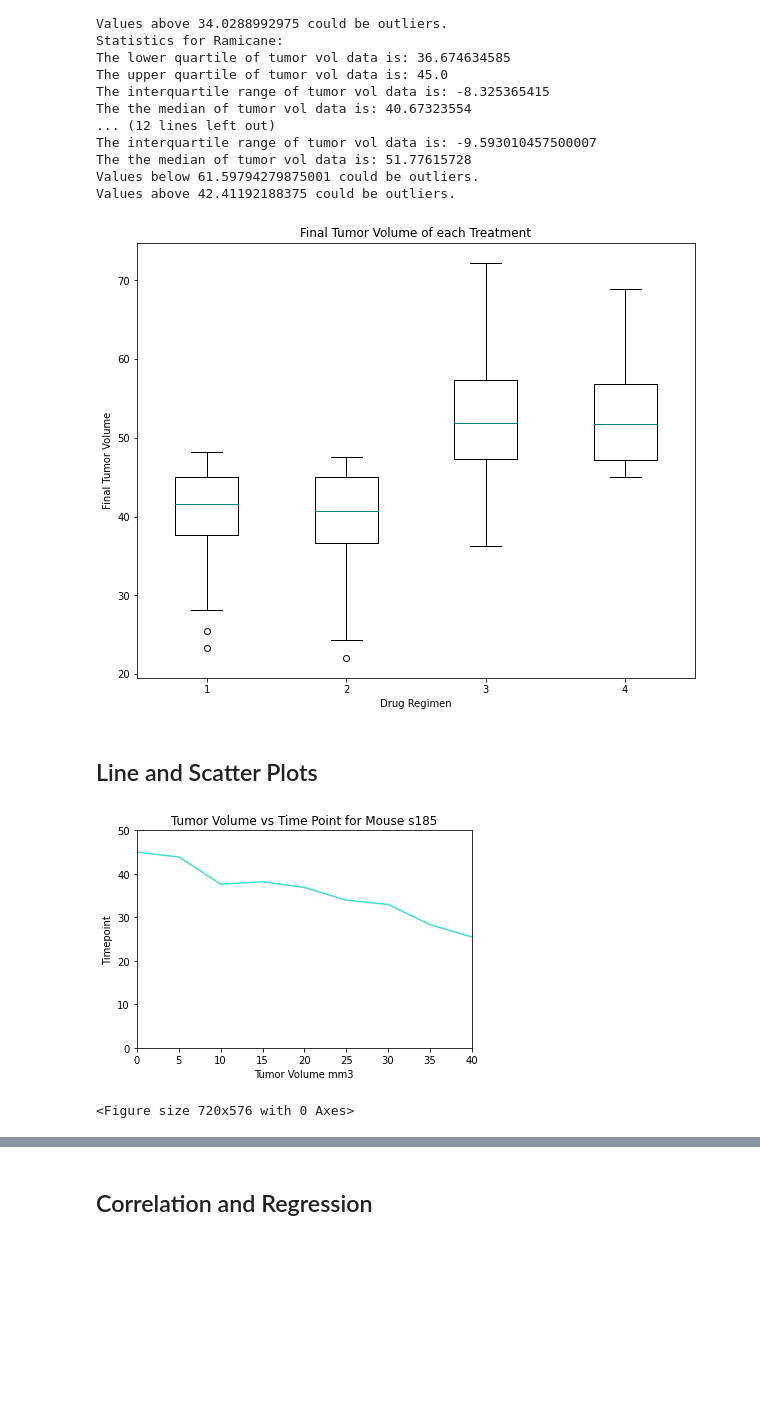
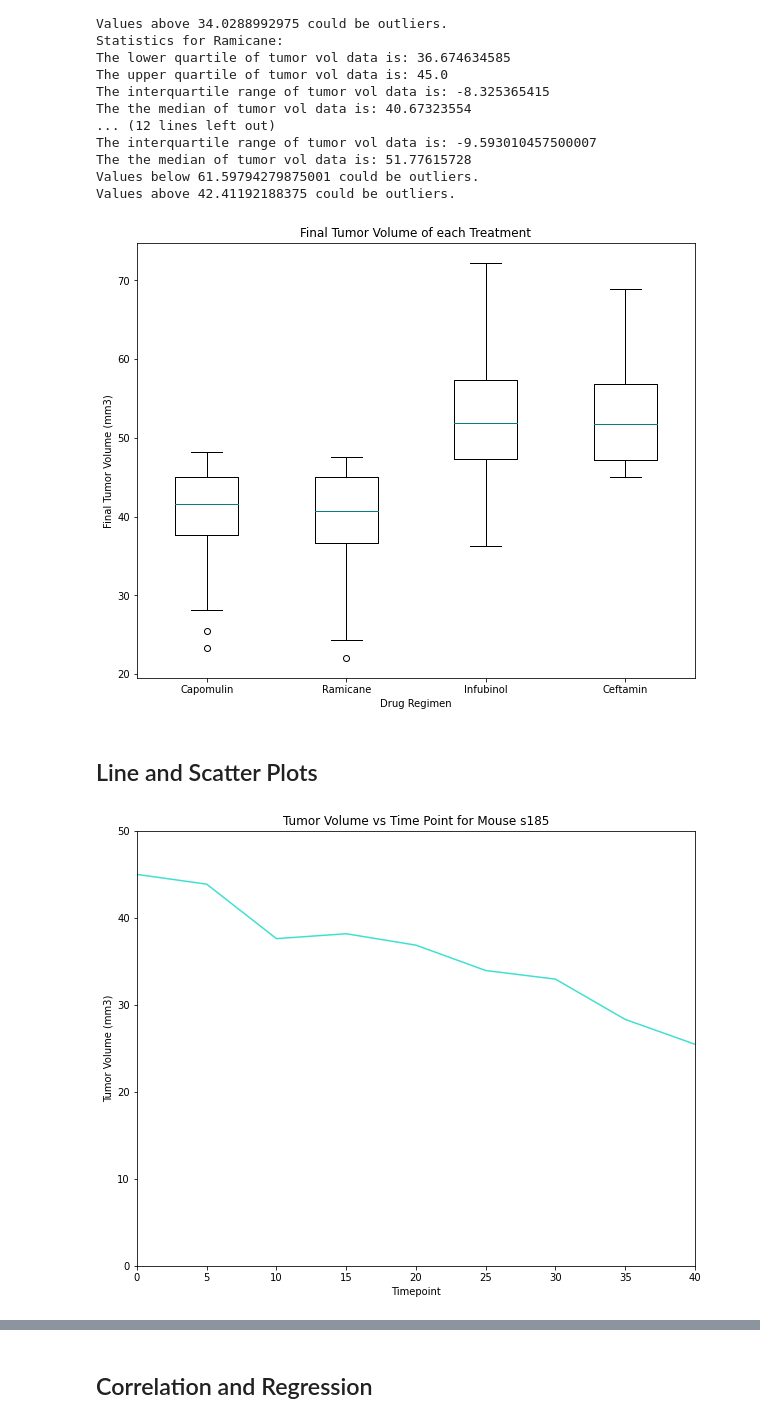
Before and after one commit to kaylajgranados/Pharmaceutical-Treatment-Testing, a Jupyter notebook: pymaceuticals.ipynb, the cells around one changed output, grey strips where cells are left out. Saved outputs shown, nothing was run; the diff lists cells and outputs as text; code cells hidden in the pictures; blank space fills up the shorter version.

```diff
--- a/pymaceuticals.ipynb
+++ b/pymaceuticals.ipynb
@@ -271,8 +268,6 @@ The the median of tumor vol data is: 51.77615728
 Values below 61.59794279875001 could be outliers.
 Values above 42.41192188375 could be outliers.
 # %%
-######## Change x labels to Drug Regimen names instead of numbers
-
 # Generate a box plot of the final tumor volume for all four treatment regimens
 
 # Create figure
@@ -280,11 +275,11 @@ fig1, ax1 = plt.subplots(figsize=(10,8))
 
 # Set labels
 ax1.set_title("Final Tumor Volume of each Treatment")
-ax1.set_ylabel("Final Tumor Volume")
+ax1.set_ylabel("Final Tumor Volume (mm3)")
 ax1.set_xlabel("Drug Regimen")
 
 # Create boxplot
-boxplot = ax1.boxplot(tumor_vol_data)
+boxplot = ax1.boxplot(tumor_vol_data, labels=["Capomulin", "Ramicane", "Infubinol", "Ceftamin"])
 
 # Use for loop to change the color of the median line
 median_line_color = 'teal'
@@ -294,36 +289,37 @@ for median in boxplot['medians']:
 # Show boxplot
 plt.show()
 # %% [output]
-[figure, old version]
+[figure, new version]
 # %% [markdown]
 ## Line and Scatter Plots
 # %%
 # Generate a line plot of tumor volume vs. time point for a mouse treated with Capomulin
 
 # Use loc to find rows for Capomuling Drug Regimen
 capomulin_treatment = mouse_study_complete.loc[mouse_study_complete["Drug Regimen"]== "Capomulin"]
 
 # Use loc to identify a mouse treated with Capomulin
 mouse_treatment = capomulin_treatment.loc[capomulin_treatment["Mouse ID"]== "s185"]
 
+# Set size
+plt.figure(figsize=(10,8))
+
 # Create line plot
 plt.plot(mouse_treatment["Timepoint"], mouse_treatment["Tumor Volume (mm3)"], color='turquoise')
 
 # Set labels
-plt.xlabel("Tumor Volume mm3")
-plt.ylabel("Timepoint")
+plt.xlabel("Timepoint")
+plt.ylabel("Tumor Volume (mm3)")
 plt.title("Tumor Volume vs Time Point for Mouse s185")
 
-# Set limits and size
+# Set limits
 plt.xlim([0,40])
 plt.ylim([0,50])
-plt.figure(figsize=(10,8))
 
 # Show plot
 plt.show()
 # %% [output]
-[figure, old version]
+[figure, new version]
-<Figure size 720x576 with 0 Axes>
 # %%
 # Generate a scatter plot of average tumor volume vs. mouse weight for the Capomulin regimen
 
```
Also changed, not shown: parts of 5 cells of this notebook, 9 other files.
